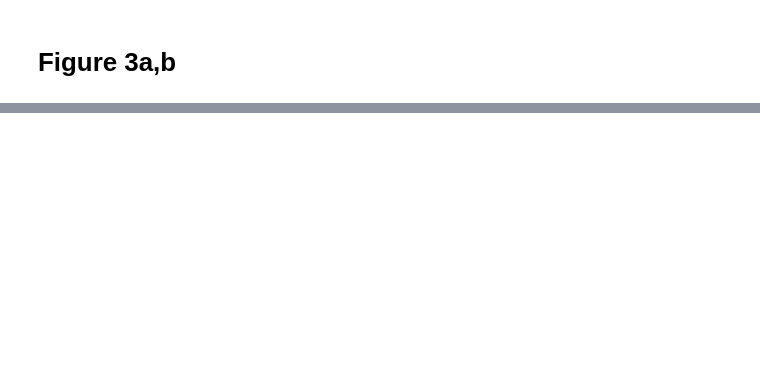
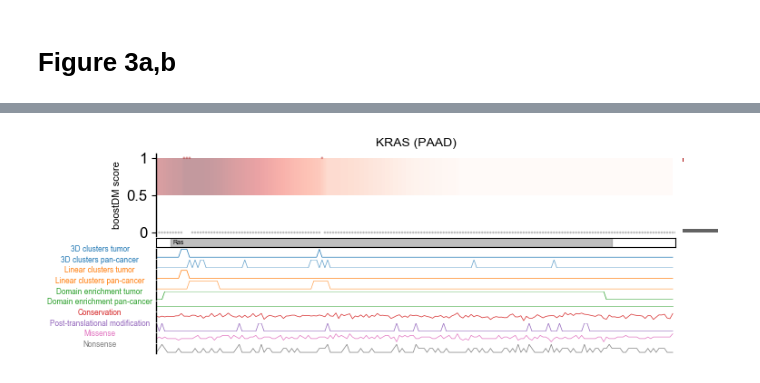
Before and after one commit to bbglab/boostdm-analyses, a Jupyter notebook: Figure3/display_panels_Figure3_ferran.ipynb, the cells around one changed output, grey strips where cells are left out. Cells and saved outputs as stored; diff of their text form; code cells hidden in the pictures; blank space fills up the shorter version.

```diff
--- a/Figure3/display_panels_Figure3_ferran.ipynb
+++ b/Figure3/display_panels_Figure3_ferran.ipynb
@@ -29,0 +40,4 @@ plot_blueprint('TP53', 'COREAD')
+# %%
+plot_blueprint('KRAS', 'PAAD')
+# %% [output]
+[figure, added]
```
Also changed, not shown: parts of 6 cells of this notebook, 1 other file.
